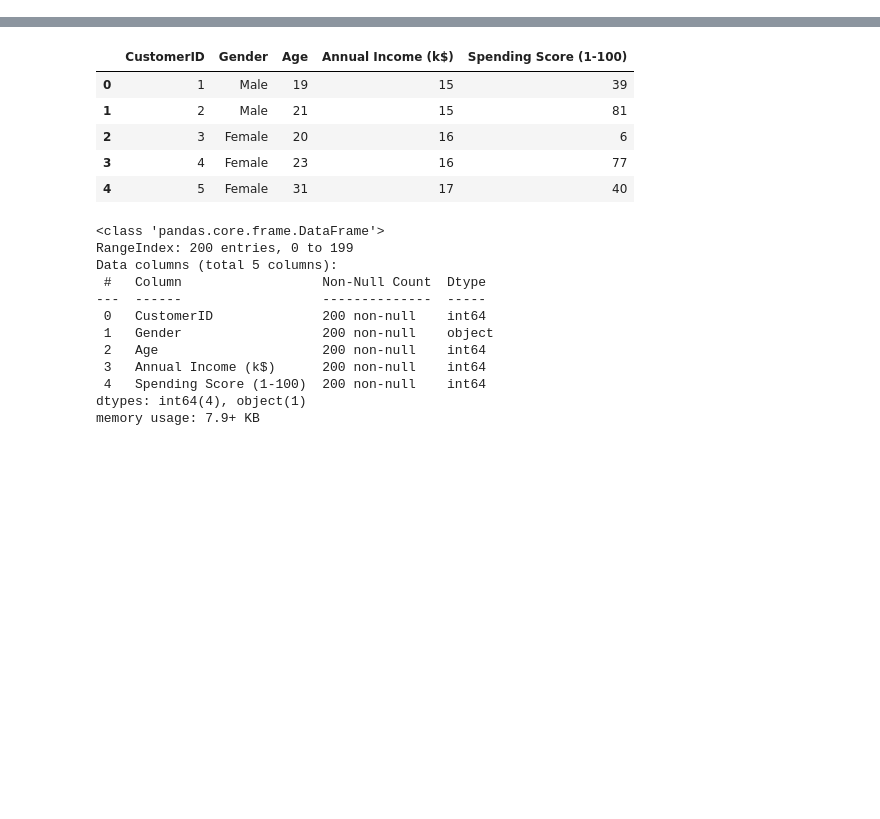
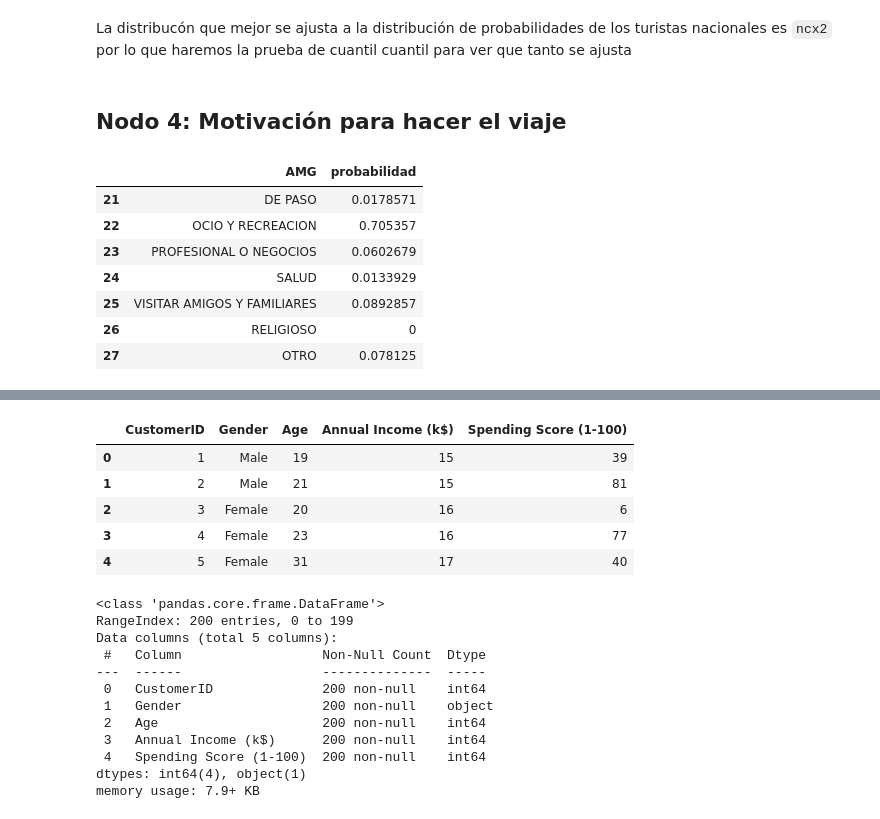
Before and after one commit to ariadnagalindom/Proyecto_GIMontoya_ADGalindo, a Jupyter notebook: PRoyecto_GIMontoya_ADGalindo.ipynb, the cells around one changed output, grey strips where cells are left out. Drawn from its saved outputs; the diff is of its cells as text; code cells hidden in the pictures; blank space fills up the shorter version.

```diff
--- a/PRoyecto_GIMontoya_ADGalindo.ipynb
+++ b/PRoyecto_GIMontoya_ADGalindo.ipynb
@@ -90,0 +201,36 @@ def kde_statsmodels_m2(x, bandwidth=0.2, **kwargs):
+# %%
+#importamos base de datos sociológicos
+data=pd.read_excel('anuario_2019.xlsx', sheet_name="2.3 Determinantes Sociológicos", usecols="A,B",header=None).dropna()
+#importamos base de datos económicos
+data2=pd.read_excel('anuario_2019.xlsx', sheet_name="Respecto del viaje", usecols="A,B",header=None).dropna()
+# %%
+#segmentamos la base de datos para generar variables
+#nodo 1: EDAD
+nac_edad=data.iloc[8:14]
+nac_edad.columns=(["AMG","probabilidad"])
+#nac_edad["frecuencia"]=nac_edad["probabilidad"]*26801143
+
+int_edad=data.iloc[15:21]
+int_edad.columns=(["AMG","probabilidad"])
+
+#nodo 2: ESTADO CIVIL
+nac_civil=data.iloc[22:27]
+nac_civil.columns=(["AMG","probabilidad"])
+#nac_civil["frecuencia"]=nac_civil["probabilidad"]*26801143
+
+int_civil=data.iloc[28:33]
+int_civil.columns=(["AMG","probabilidad"])
+
+#nodo 3: NIVEL DE ESCOLARIDAD
+nac_school=data.iloc[34:40]
+nac_school.columns=(["AMG","probabilidad"])
+
+int_school=data.iloc[41:47]
+int_school.columns=(["AMG","probabilidad"])
+
+# nodo 4: MOTIVACIÓN PARA HACER EL VIAJE
+nac_motiv=data2.iloc[13:20]
+nac_motiv.columns=(["AMG","probabilidad"])
+
+int_motiv=data2.iloc[22:29]
+int_motiv.columns=(["AMG","probabilidad"])
@@ -90,0 +560,15 @@ def kde_statsmodels_m2(x, bandwidth=0.2, **kwargs):
+# %% [markdown]
+La distribucón que mejor se ajusta a la distribución de probabilidades de los turistas nacionales es `ncx2` por lo que haremos la prueba de cuantil cuantil para ver que tanto se ajusta
+# %% [markdown]
+## Nodo 4: Motivación para hacer el viaje
+# %%
+nac_motiv
+# %% [output]
+|  | AMG | probabilidad |
+| 21 | DE PASO | 0.0178571 |
+| 22 | OCIO Y RECREACION | 0.705357 |
+| 23 | PROFESIONAL O NEGOCIOS | 0.0602679 |
+| 24 | SALUD | 0.0133929 |
+| 25 | VISITAR AMIGOS Y FAMILIARES | 0.0892857 |
+| 26 | RELIGIOSO | 0 |
+| 27 | OTRO | 0.078125 |
```
Also changed, not shown: parts of 51 cells of this notebook.
